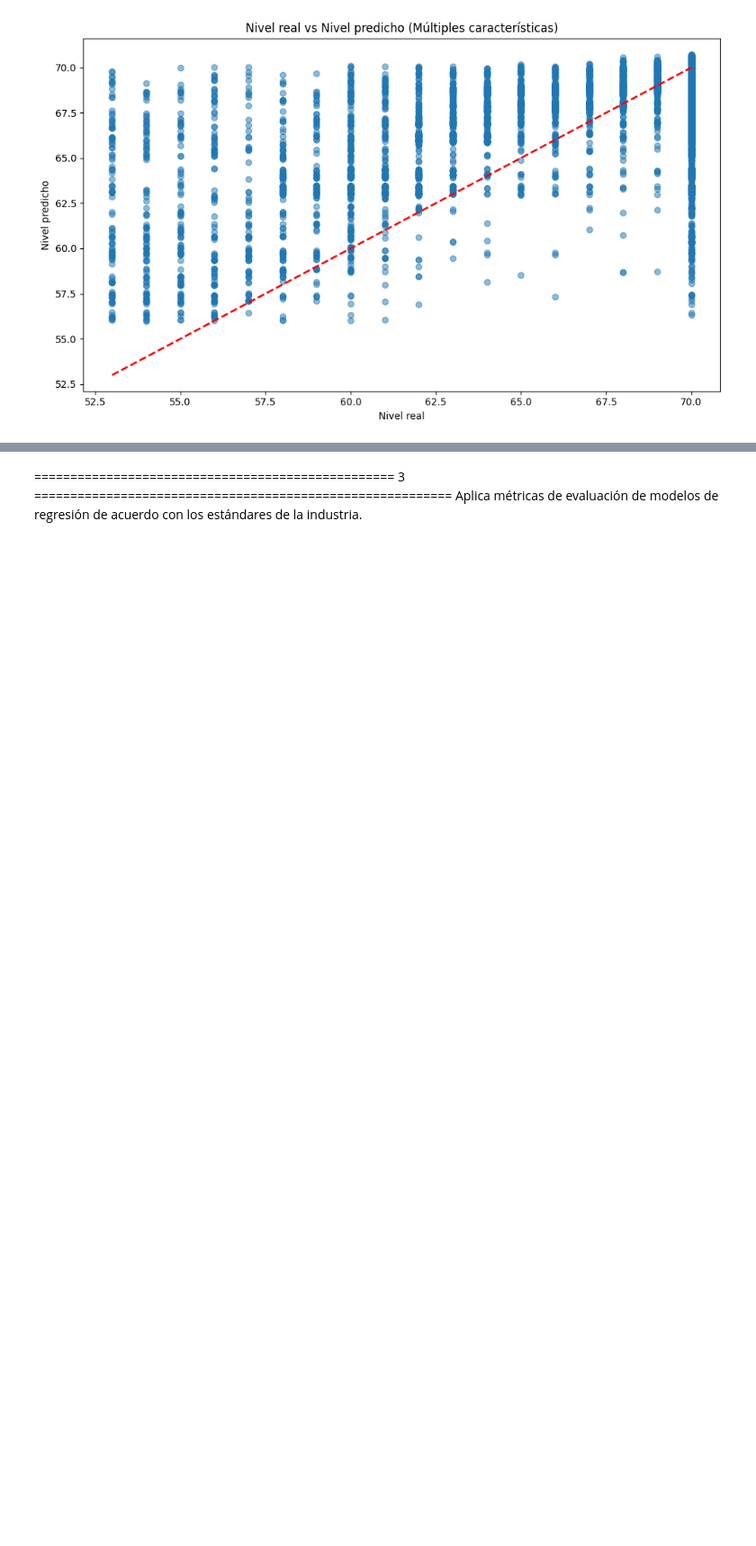
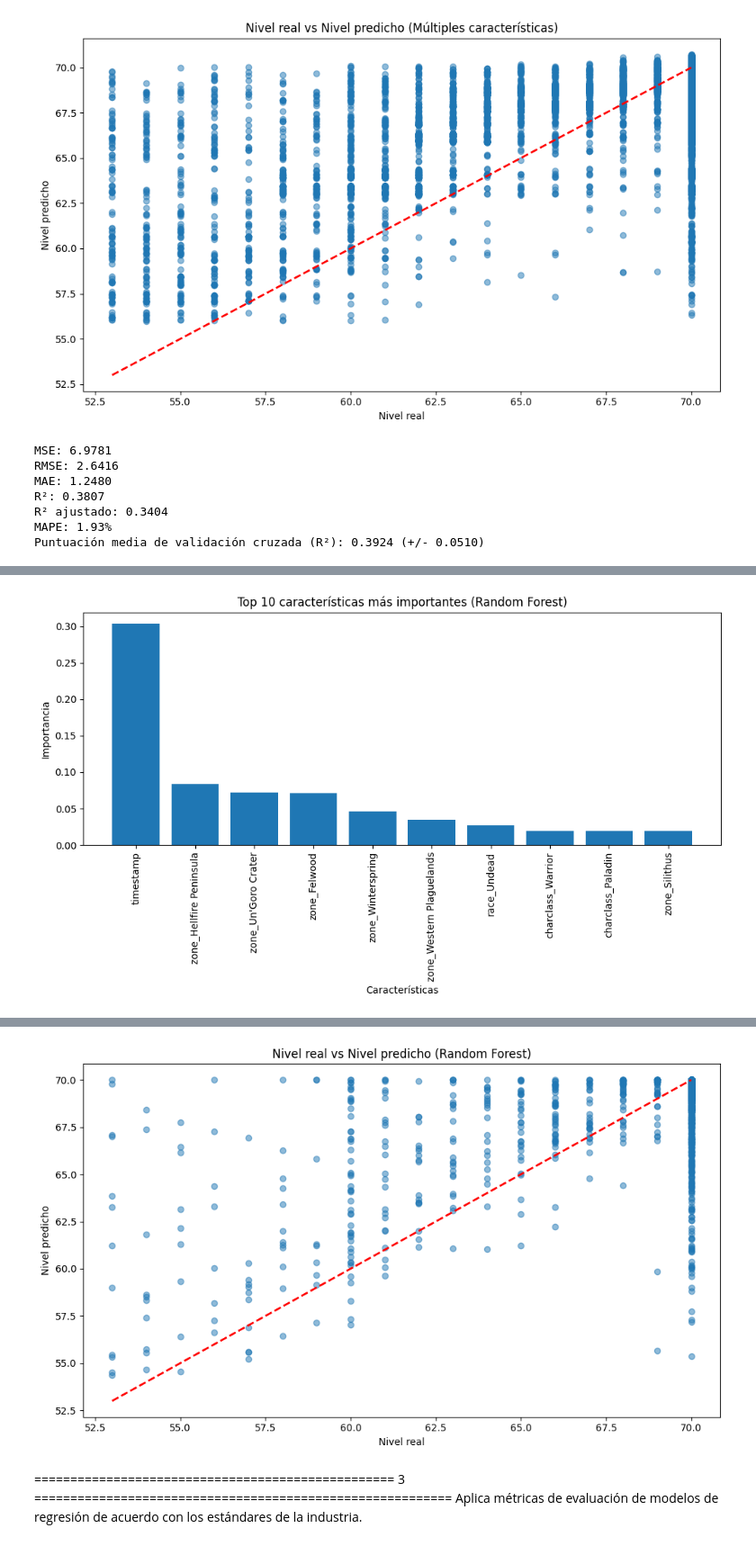
Before and after one commit to Andresilvampuero/machinwow, a Jupyter notebook: wow/notebooks/Exploracion.ipynb, the cells around one changed output, grey strips where cells are left out. Shown at 90% size. Saved outputs shown, nothing was run; the diff lists cells and outputs as text; code cells hidden in the pictures; blank space fills up the shorter version.

```diff
--- a/wow/notebooks/Exploracion.ipynb
+++ b/wow/notebooks/Exploracion.ipynb
@@ -942,10 +942,13 @@ from sklearn.metrics import mean_squared_error, r2_score, mean_absolute_error
 from sklearn.preprocessing import StandardScaler
 import matplotlib.pyplot as plt
 
-# Asumiendo que ya tienes tus datos preparados en X_multi e y
+# Tomar una muestra más pequeña de los datos
+sample_size = 10000  # Ajusta este número según sea necesario
+X_sample = X_multi.sample(n=sample_size, random_state=42)
+y_sample = y[X_sample.index]
 
 # Dividir los datos
-X_train, X_test, y_train, y_test = train_test_split(X_multi, y, test_size=0.2, random_state=42)
+X_train, X_test, y_train, y_test = train_test_split(X_sample, y_sample, test_size=0.2, random_state=42)
 
 # Escalar las características
 scaler = StandardScaler()
@@ -953,7 +956,7 @@ X_train_scaled = scaler.fit_transform(X_train)
 X_test_scaled = scaler.transform(X_test)
 
 # Crear y entrenar el modelo RandomForestRegressor
-rf_model = RandomForestRegressor(n_estimators=100, random_state=42)
+rf_model = RandomForestRegressor(n_estimators=50, random_state=42)  # Reducido el número de estimadores
 rf_model.fit(X_train_scaled, y_train)
 
 # Hacer predicciones
@@ -974,7 +977,7 @@ r2_adj = 1 - (1 - r2) * (n - 1) / (n - p - 1)
 mape = np.mean(np.abs((y_test - y_pred) / y_test)) * 100
 
 # Realizar validación cruzada
-cv_scores = cross_val_score(rf_model, X_multi, y, cv=5, scoring='r2')
+cv_scores = cross_val_score(rf_model, X_sample, y_sample, cv=3, scoring='r2')  # Reducido a 3-fold CV
 
 # Imprimir resultados
 print(f"MSE: {mse:.4f}")
@@ -986,7 +989,7 @@ print(f"MAPE: {mape:.2f}%")
 print(f"Puntuación media de validación cruzada (R²): {np.mean(cv_scores):.4f} (+/- {np.std(cv_scores) * 2:.4f})")
 
 # Visualizar importancia de características
-feature_importance = pd.DataFrame({'feature': X_multi.columns, 'importance': rf_model.feature_importances_})
+feature_importance = pd.DataFrame({'feature': X_sample.columns, 'importance': rf_model.feature_importances_})
 feature_importance = feature_importance.sort_values('importance', ascending=False).head(10)
 
 plt.figure(figsize=(10, 6))
@@ -1007,3 +1010,11 @@ plt.ylabel('Nivel predicho')
 plt.title('Nivel real vs Nivel predicho (Random Forest)')
 plt.tight_layout()
 plt.show()
+# %% [output]
+MSE: 6.9781
+RMSE: 2.6416
+MAE: 1.2480
+R²: 0.3807
+R² ajustado: 0.3404
+MAPE: 1.93%
+Puntuación media de validación cruzada (R²): 0.3924 (+/- 0.0510)
@@ -1009,0 +1022 @@ plt.show()
+[figure, added]
@@ -1010,3 +1024,4 @@ plt.show()
+[figure, added]
 # %% [markdown]
 ================================================== 3 ==========================================================
 Aplica métricas de evaluación de modelos de regresión de acuerdo con los estándares de la industria.
```
Also changed, not shown: parts of 10 cells of this notebook.
